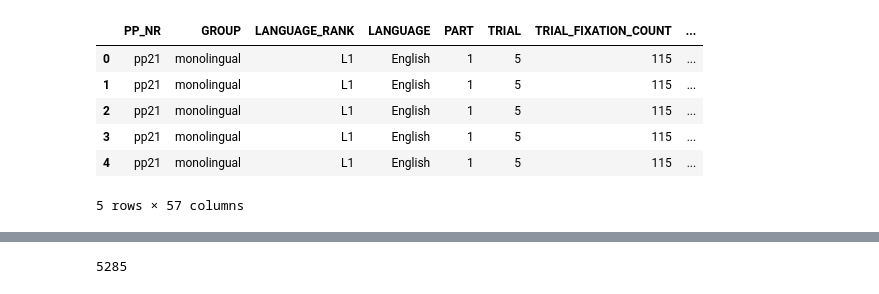
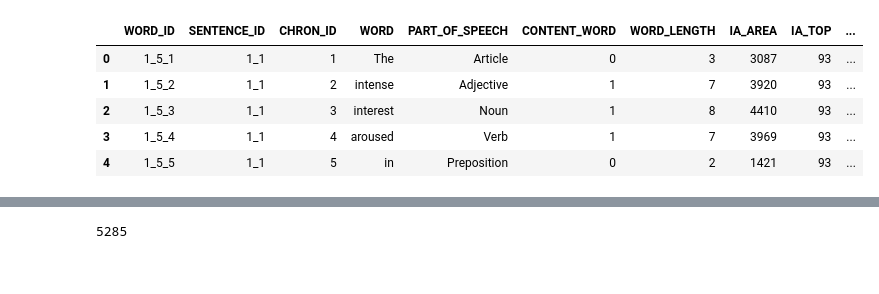
Before and after one commit to mplatt27/POS-Tagger-w-Eye-Gaze-Data, a Jupyter notebook: dataset_construction.ipynb, the cells around one changed output, grey strips where cells are left out. Saved outputs shown, nothing was run; the diff lists cells and outputs as text; code cells hidden in the pictures.

```diff
--- a/dataset_construction.ipynb
+++ b/dataset_construction.ipynb
@@ -15,0 +19,33 @@ import os
+# %%
+# read in the dataset with eye tracking data
+PTH_DATA = 'C:/6120-NLP/project/GECO/MonolingualReadingData.csv'
+dataset = pd.read_csv(PTH_DATA)
+
+# replace - with _ to avoid excel data reformatting
+def fix_id(w):
+    w = str(w)
+    w = w.replace("-", "_")
+    return w
+
+dataset['WORD_ID'] = dataset['WORD_ID'].apply(fix_id)
+
+# replace null values, which are represented by a dot, with an empty cell
+# also change values that we need to floats (some are strings)
+def fix_nulls(c):
+    if c == ".":
+        c = 0
+    return float(c)
+
+dataset['WORD_FIXATION_%'] = dataset['WORD_FIXATION_%'].apply(fix_nulls)
+dataset['WORD_FIXATION_COUNT'] = dataset['WORD_FIXATION_COUNT'].apply(fix_nulls)
+dataset['WORD_GAZE_DURATION'] = dataset['WORD_GAZE_DURATION'].apply(fix_nulls)
+dataset['WORD_RUN_COUNT'] = dataset['WORD_RUN_COUNT'].apply(fix_nulls)
+dataset['WORD_SKIP'] = dataset['WORD_SKIP'].apply(fix_nulls)
+dataset['WORD_FIRST_FIXATION_DURATION'] = dataset['WORD_FIRST_FIXATION_DURATION'].apply(fix_nulls)
+dataset['WORD_SECOND_FIXATION_DURATION'] = dataset['WORD_SECOND_FIXATION_DURATION'].apply(fix_nulls)
+dataset['WORD_THIRD_FIXATION_DURATION'] = dataset['WORD_THIRD_FIXATION_DURATION'].apply(fix_nulls)
+dataset['WORD_TOTAL_READING_TIME'] = dataset['WORD_TOTAL_READING_TIME'].apply(fix_nulls)
+dataset['WORD_TOTAL_READING_TIME_%'] = dataset['WORD_TOTAL_READING_TIME_%'].apply(fix_nulls)
+dataset['WORD_SPILLOVER'] = dataset['WORD_SPILLOVER'].apply(fix_nulls)
+
+dataset.head()
@@ -16,13 +60,15 @@ import os
 # %%
-# read in the dataset with eye tracking data
-PTH_DATA = 'C:/6120-NLP/project/GECO/MonolingualReadingData.csv'
-dataset = pd.read_csv(PTH_DATA)
-dataset.head()
+# read in key with data about words and sentences
+PTH_KEY = 'C:/6120-NLP/project/GECO/EnglishMaterial.csv'
+keyset = pd.read_csv(PTH_KEY)
+keyset['WORD_ID'] = keyset['WORD_ID'].apply(fix_id)
+keyset['SENTENCE_ID'] = keyset['SENTENCE_ID'].apply(fix_id)
+
+keyset.head()
 # %% [output]
-|  | PP_NR | GROUP | LANGUAGE_RANK | LANGUAGE | PART | TRIAL | TRIAL_FIXATION_COUNT | ... |
-| 0 | pp21 | monolingual | L1 | English | 1 | 5 | 115 | ... |
-| 1 | pp21 | monolingual | L1 | English | 1 | 5 | 115 | ... |
-| 2 | pp21 | monolingual | L1 | English | 1 | 5 | 115 | ... |
-| 3 | pp21 | monolingual | L1 | English | 1 | 5 | 115 | ... |
-| 4 | pp21 | monolingual | L1 | English | 1 | 5 | 115 | ... |
+|  | WORD_ID | SENTENCE_ID | CHRON_ID | WORD | PART_OF_SPEECH | CONTENT_WORD | WORD_LENGTH | IA_AREA | IA_TOP | ... |
+| 0 | 1_5_1 | 1_1 | 1 | The | Article | 0 | 3 | 3087 | 93 | ... |
+| 1 | 1_5_2 | 1_1 | 2 | intense | Adjective | 1 | 7 | 3920 | 93 | ... |
+| 2 | 1_5_3 | 1_1 | 3 | interest | Noun | 1 | 8 | 4410 | 93 | ... |
+| 3 | 1_5_4 | 1_1 | 4 | aroused | Verb | 1 | 7 | 3969 | 93 | ... |
+| 4 | 1_5_5 | 1_1 | 5 | in | Preposition | 0 | 2 | 1421 | 93 | ... |
-5 rows × 57 columns
```
Also changed, not shown: parts of 14 cells of this notebook, 6 other files.
